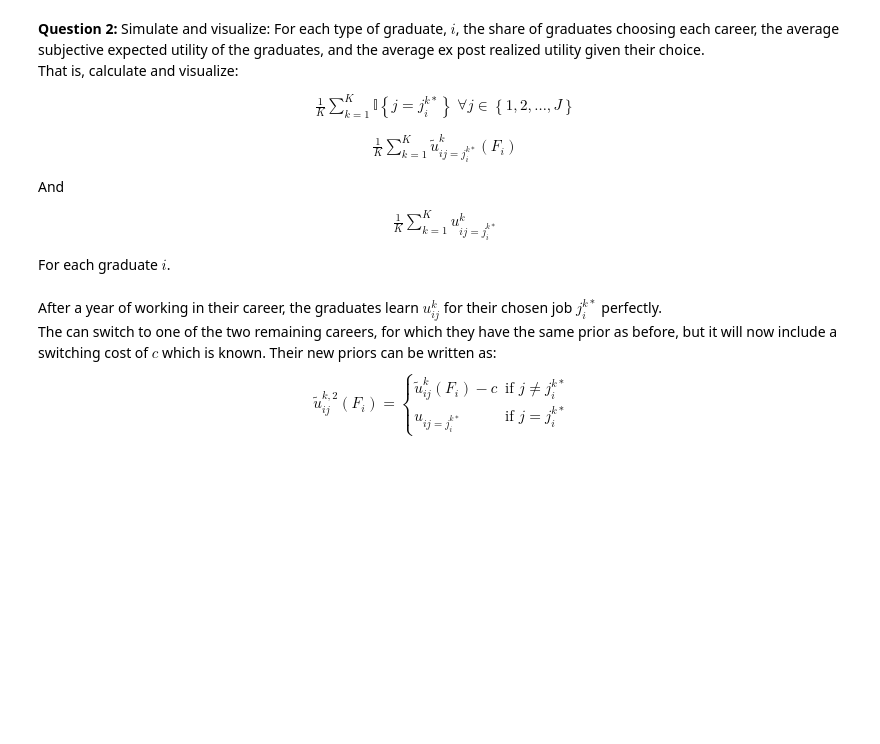
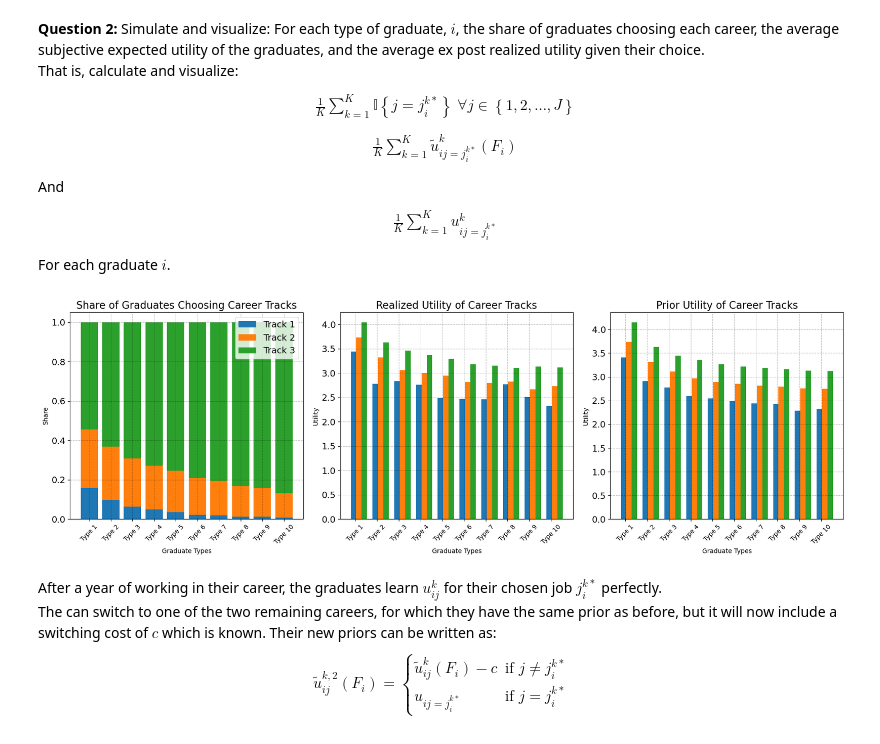
Before and after one commit to NumEconCopenhagen/projects-2024-mikkel-thomas, a Jupyter notebook: examproject/exam_2024.ipynb, the cells around one changed output. Cells and saved outputs as stored; diff of their text form; code cells hidden in the pictures; blank space fills up the shorter version.

Commit message:
Sol to problem 2 added to main file

```diff
--- a/examproject/exam_2024.ipynb
+++ b/examproject/exam_2024.ipynb
@@ -205,3 +218,7 @@ For each graduate $i$.
+# %%
+problem2.plot_p2(par)
+# %% [output]
+[figure, added]
 # %% [markdown]
 After a year of working in their career, the graduates learn $u^k_{ij}$ for their chosen job $j_i^{k*}$ perfectly. <br>
 The can switch to one of the two remaining careers, for which they have the same prior as before, but it will now include a switching cost of $c$ which is known.
```
Also changed, not shown: parts of 6 cells of this notebook.
